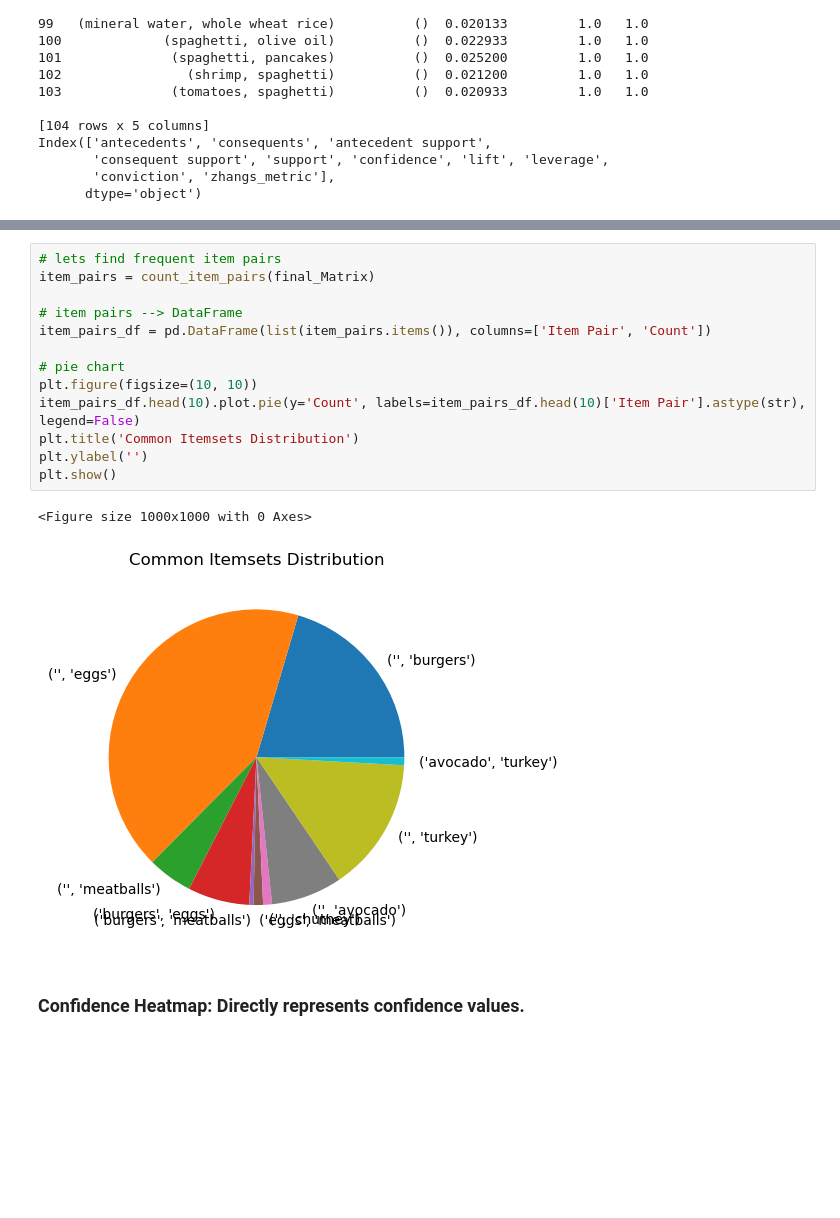
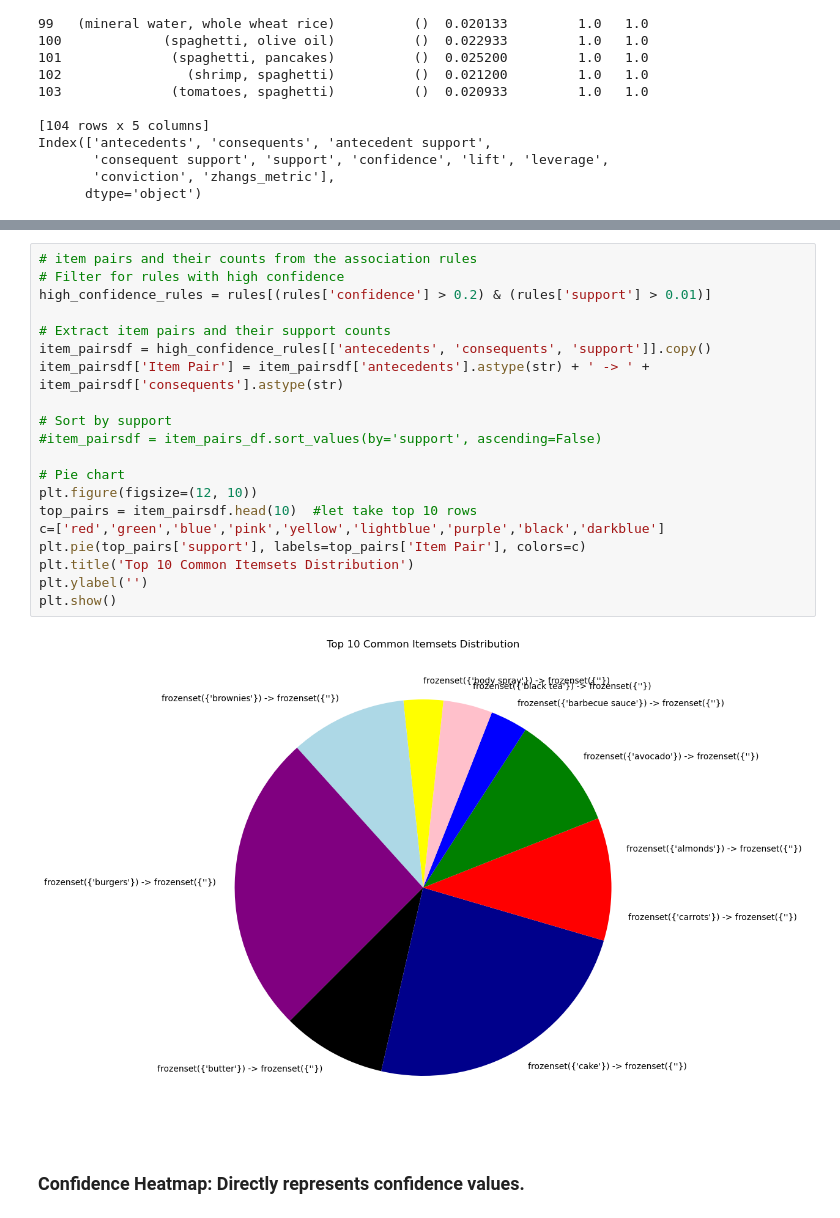
Before and after one commit to srinijalanda93/Machine-learning, a Jupyter notebook: 2448526_lab3.ipynb, the cells around one changed output, grey strips where cells are left out. Cells and saved outputs as stored; diff of their text form; blank space fills up the shorter version.

```diff
--- a/2448526_lab3.ipynb
+++ b/2448526_lab3.ipynb
@@ -281,20 +341,26 @@ plt.show()
 [figure]
 # %%
-# lets find frequent item pairs
-item_pairs = count_item_pairs(final_Matrix)
+# item pairs and their counts from the association rules
+# Filter for rules with high confidence
+high_confidence_rules = rules[(rules['confidence'] > 0.2) & (rules['support'] > 0.01)]
 
-# item pairs --> DataFrame
-item_pairs_df = pd.DataFrame(list(item_pairs.items()), columns=['Item Pair', 'Count'])
+# Extract item pairs and their support counts
+item_pairsdf = high_confidence_rules[['antecedents', 'consequents', 'support']].copy()
+item_pairsdf['Item Pair'] = item_pairsdf['antecedents'].astype(str) + ' -> ' + item_pairsdf['consequents'].astype(str)
 
-# pie chart
-plt.figure(figsize=(10, 10))
-item_pairs_df.head(10).plot.pie(y='Count', labels=item_pairs_df.head(10)['Item Pair'].astype(str), legend=False)
-plt.title('Common Itemsets Distribution')
+# Sort by support
+#item_pairsdf = item_pairs_df.sort_values(by='support', ascending=False)
+
+# Pie chart
+plt.figure(figsize=(12, 10))
+top_pairs = item_pairsdf.head(10)  #let take top 10 rows
+c=['red','green','blue','pink','yellow','lightblue','purple','black','darkblue']
+plt.pie(top_pairs['support'], labels=top_pairs['Item Pair'], colors=c)
+plt.title('Top 10 Common Itemsets Distribution')
 plt.ylabel('')
 plt.show()
 # %% [output]
-<Figure size 1000x1000 with 0 Axes>
-[figure, old version]
+[figure, new version]
 # %% [markdown]
 ### Confidence Heatmap: Directly represents confidence values.
 # %%
```
Also changed, not shown: parts of 3 cells of this notebook.
